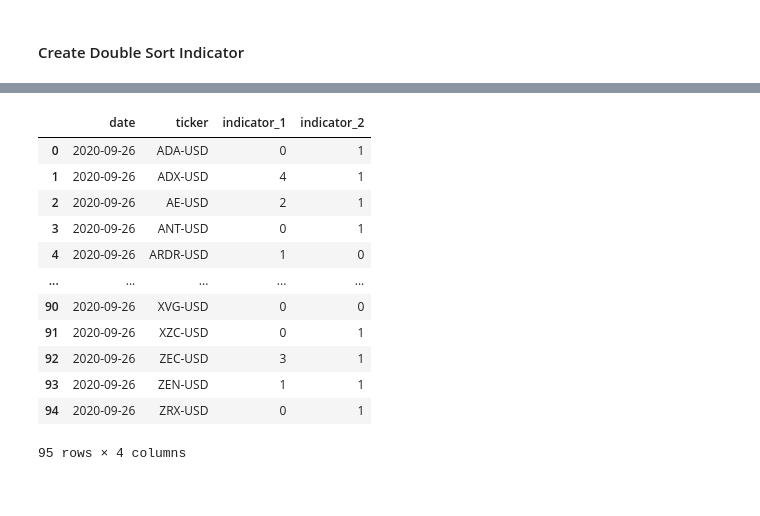
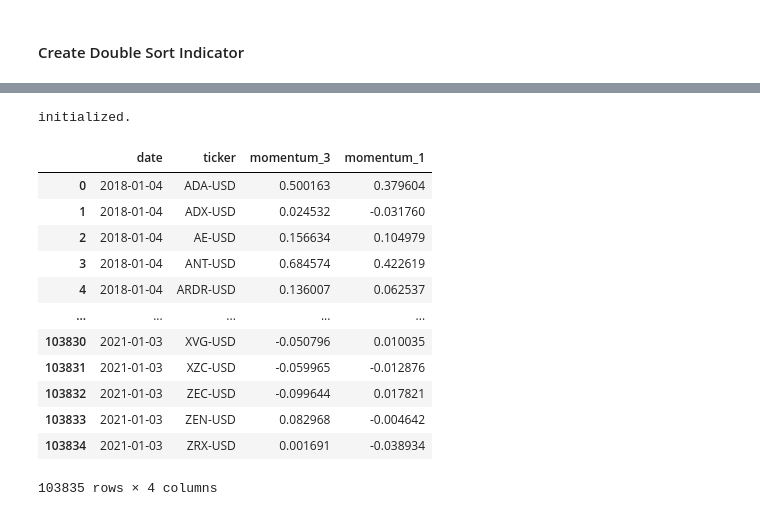
Before and after one commit to sunnyyang1576/Cryptocurrency, a Jupyter notebook: Strategy Test/Strategy Test - Multiple Criterion.ipynb, the cells around one changed output, grey strips where cells are left out. Drawn from its saved outputs; the diff is of its cells as text; code cells hidden in the pictures.

```diff
--- a/Strategy Test/Strategy Test - Multiple Criterion.ipynb
+++ b/Strategy Test/Strategy Test - Multiple Criterion.ipynb
@@ -122,16 +70,20 @@ indicator_df = sub_df[["date","ticker","indicator_1","indicator_2"]]
-# %%
-indicator_df
-# %% [output]
-|  | date | ticker | indicator_1 | indicator_2 |
-| 0 | 2020-09-26 | ADA-USD | 0 | 1 |
-| 1 | 2020-09-26 | ADX-USD | 4 | 1 |
-| 2 | 2020-09-26 | AE-USD | 2 | 1 |
-| 3 | 2020-09-26 | ANT-USD | 0 | 1 |
-| 4 | 2020-09-26 | ARDR-USD | 1 | 0 |
-| ... | ... | ... | ... | ... |
-| 90 | 2020-09-26 | XVG-USD | 0 | 0 |
-| 91 | 2020-09-26 | XZC-USD | 0 | 1 |
-| 92 | 2020-09-26 | ZEC-USD | 3 | 1 |
-| 93 | 2020-09-26 | ZEN-USD | 1 | 1 |
-| 94 | 2020-09-26 | ZRX-USD | 0 | 1 |
-95 rows × 4 columns
+# %%
+indicator_creator = PortfolioIndicator()
+# %% [output]
+initialized.
+# %%
+signal_merge_df
+# %% [output]
+|  | date | ticker | momentum_3 | momentum_1 |
+| 0 | 2018-01-04 | ADA-USD | 0.500163 | 0.379604 |
+| 1 | 2018-01-04 | ADX-USD | 0.024532 | -0.031760 |
+| 2 | 2018-01-04 | AE-USD | 0.156634 | 0.104979 |
+| 3 | 2018-01-04 | ANT-USD | 0.684574 | 0.422619 |
+| 4 | 2018-01-04 | ARDR-USD | 0.136007 | 0.062537 |
+| ... | ... | ... | ... | ... |
+| 103830 | 2021-01-03 | XVG-USD | -0.050796 | 0.010035 |
+| 103831 | 2021-01-03 | XZC-USD | -0.059965 | -0.012876 |
+| 103832 | 2021-01-03 | ZEC-USD | -0.099644 | 0.017821 |
+| 103833 | 2021-01-03 | ZEN-USD | 0.082968 | -0.004642 |
+| 103834 | 2021-01-03 | ZRX-USD | 0.001691 | -0.038934 |
+103835 rows × 4 columns
```
Also changed, not shown: parts of 41 cells of this notebook, 24 other files.
